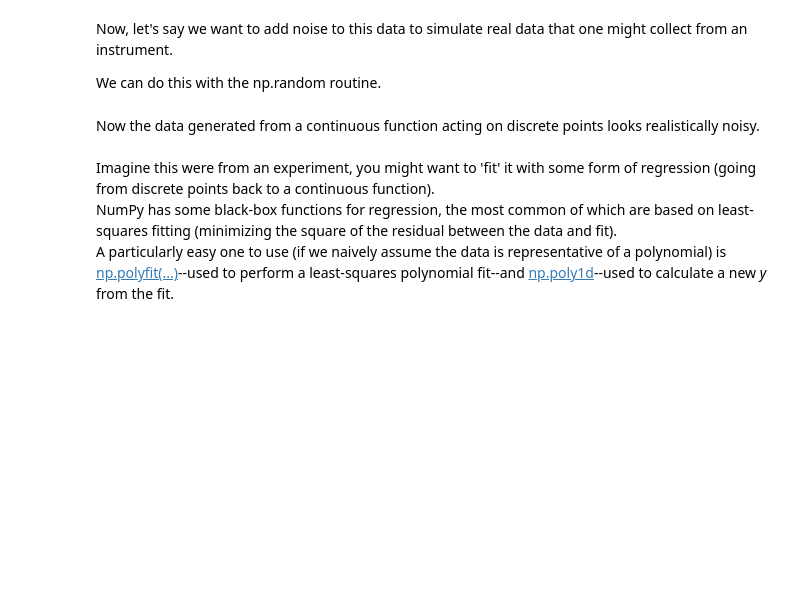
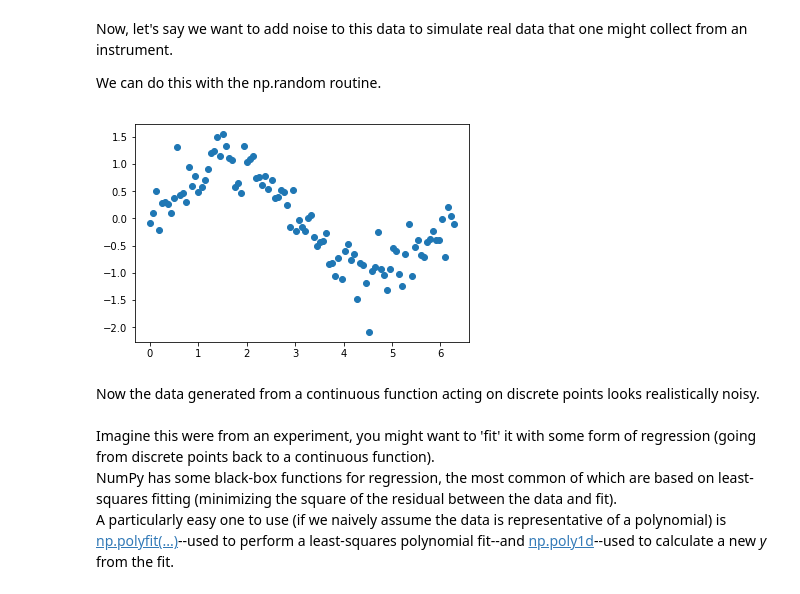
Before and after one commit to monadnoc/numpy_scipy_workshop_NU2019, a Jupyter notebook: Numpy_scipy_with_exercise_answers.ipynb, the cells around one changed output. Cells and saved outputs as stored; diff of their text form; code cells hidden in the pictures; blank space fills up the shorter version.

```diff
--- a/Numpy_scipy_with_exercise_answers.ipynb
+++ b/Numpy_scipy_with_exercise_answers.ipynb
@@ -586,9 +797,11 @@ Now, let's say we want to add noise to this data to simulate real data that one
 We can do this with the np.random routine.
 # %%
 random.seed(51)
-noisy_y = random.normal(loc = np.sin(x), scale = 0.3) # Gaussian noise add to y
+noisy_y = random.normal(loc = np.sin(t), scale = 0.3) # Gaussian noise add to y
 pl.plot(x, noisy_y, 'o') # plot
 pl.show()
+# %% [output]
+[figure, added]
 # %% [markdown]
 Now the data generated from a continuous function acting on discrete points looks realistically noisy. <br> <br>
 Imagine this were from an experiment, you might want to 'fit' it with some form of regression (going from discrete points back to a continuous function).<br>
```
Also changed, not shown: parts of 51 cells of this notebook.
